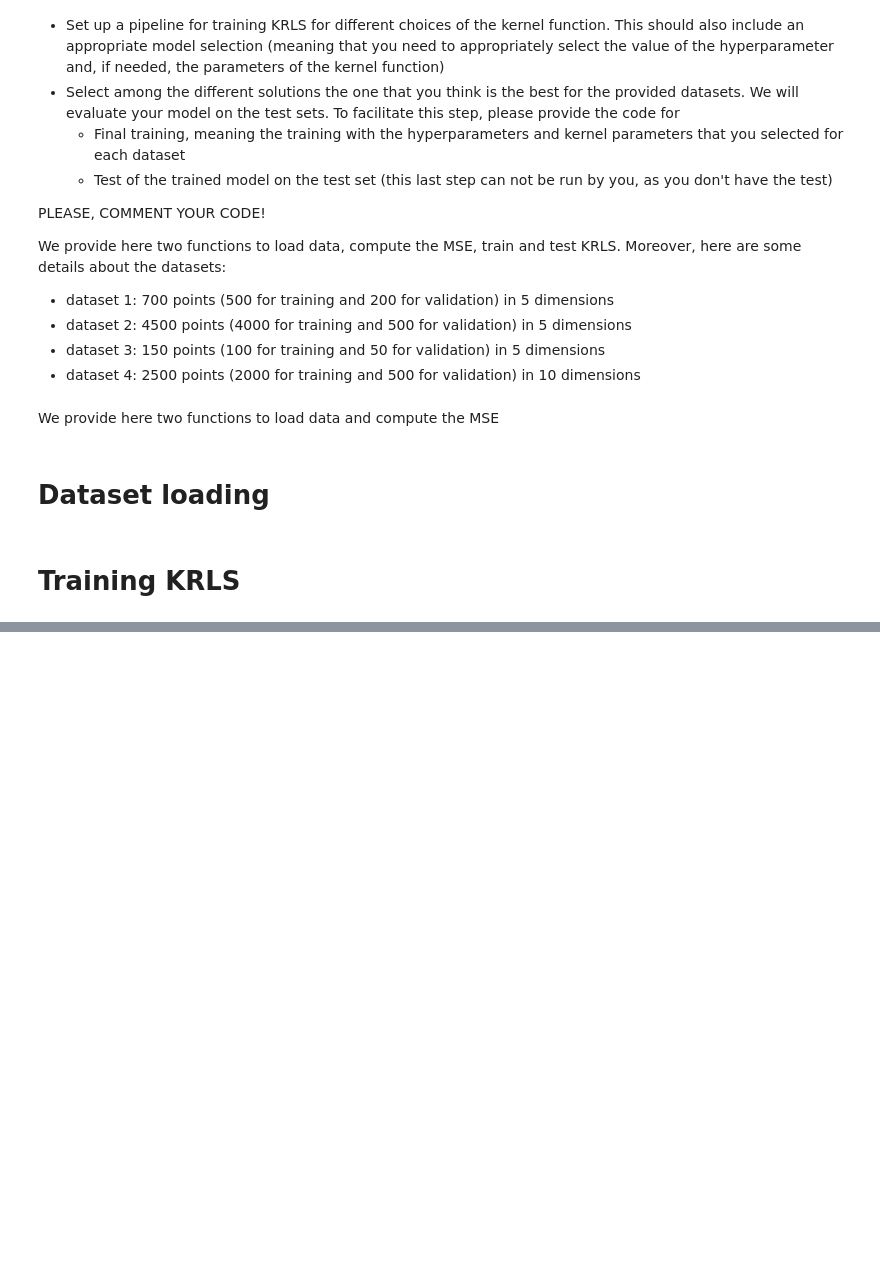
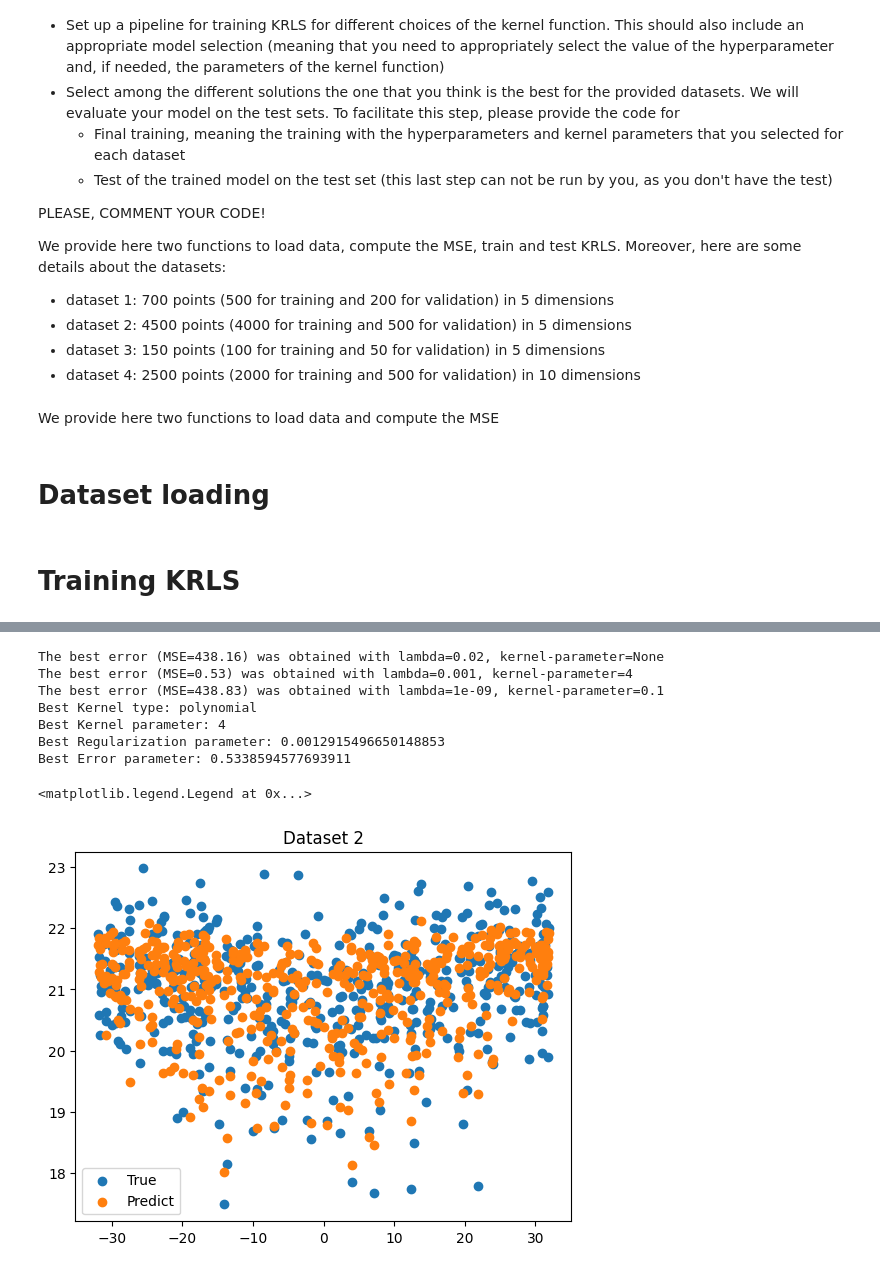
Before and after one commit to ChristianParodi/ML-group9, a Jupyter notebook: MT2/MT2.ipynb, the cells around one changed output, grey strips where cells are left out. Saved outputs shown, nothing was run; the diff lists cells and outputs as text; code cells hidden in the pictures; blank space fills up the shorter version.

```diff
--- a/MT2/MT2.ipynb
+++ b/MT2/MT2.ipynb
@@ -186,9 +216,21 @@ ax.legend(loc="best")
 # %%
-w, y_pred=model_selection(Xtr_2, ytr_2, Xte_2, yte_2)
+w, best_k_par, best_k_type = model_selection(Xtr_2, ytr_2)
+y_pred = krls_predict(Xte_2, Xtr_2, w, best_k_type, best_k_par)
+
 fig, ax = plt.subplots()
 plt.title("Dataset 2")
-ax.scatter(Xte_2[:,0], yte_2, label="True" )
-ax.scatter(Xte_2[:500,0], y_pred, label="Predict" )
+ax.scatter(Xte_2[:, 0], yte_2, label="True")
+ax.scatter(Xte_2[:500, 0], y_pred, label="Predict")
 ax.legend(loc="best")
+# %% [output]
+The best error (MSE=438.16) was obtained with lambda=0.02, kernel-parameter=None
+The best error (MSE=0.53) was obtained with lambda=0.001, kernel-parameter=4
+The best error (MSE=438.83) was obtained with lambda=1e-09, kernel-parameter=0.1
+Best Kernel type: polynomial
+Best Kernel parameter: 4
+Best Regularization parameter: 0.0012915496650148853
+Best Error parameter: 0.5338594577693911
+<matplotlib.legend.Legend at 0x...>
+[figure, added]
 # %%
 
```
Also changed, not shown: parts of 7 cells of this notebook.
